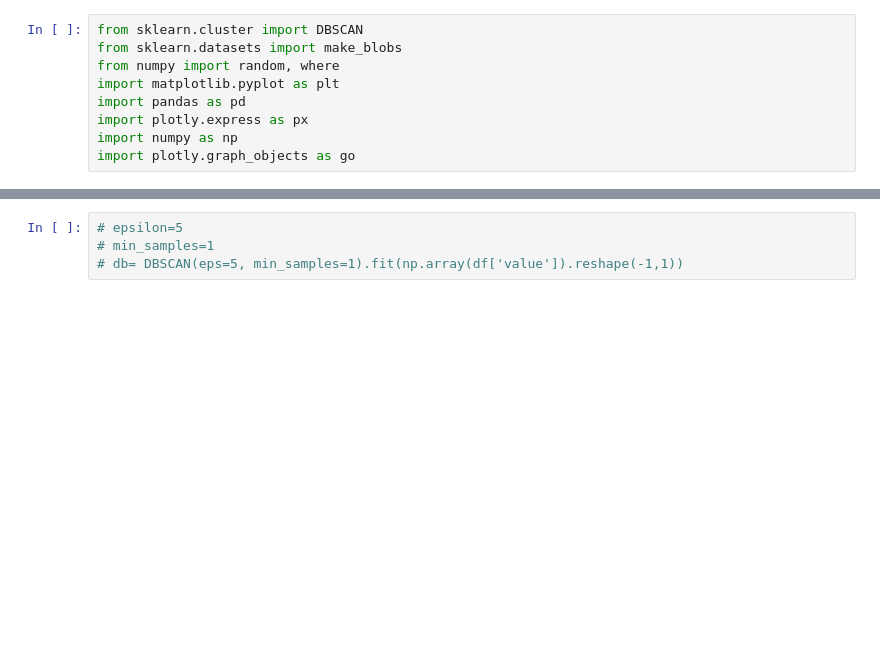
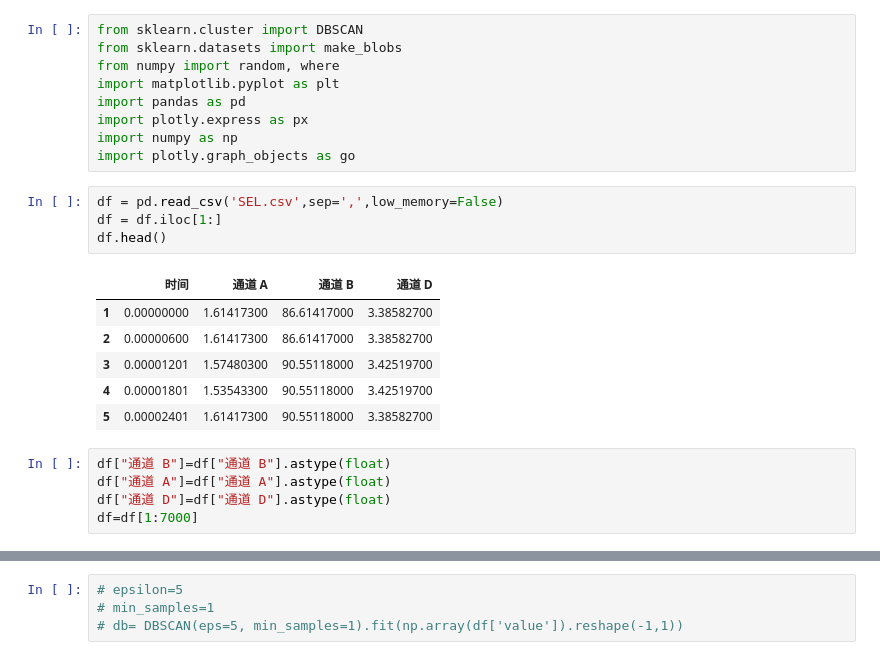
Before and after one commit to adi-bal/ml-repo, a Jupyter notebook: Manya_DIP.ipynb, the cells around one changed output, grey strips where cells are left out. Drawn from its saved outputs; the diff is of its cells as text; blank space fills up the shorter version.

```diff
--- a/Manya_DIP.ipynb
+++ b/Manya_DIP.ipynb
@@ -7,3 +7,19 @@ import pandas as pd
 import plotly.express as px
 import numpy as np
 import plotly.graph_objects as go
+# %%
+df = pd.read_csv('SEL.csv',sep=',',low_memory=False)
+df = df.iloc[1:]
+df.head()
+# %% [output]
+|  | 时间 | 通道 A | 通道 B | 通道 D |
+| 1 | 0.00000000 | 1.61417300 | 86.61417000 | 3.38582700 |
+| 2 | 0.00000600 | 1.61417300 | 86.61417000 | 3.38582700 |
+| 3 | 0.00001201 | 1.57480300 | 90.55118000 | 3.42519700 |
+| 4 | 0.00001801 | 1.53543300 | 90.55118000 | 3.42519700 |
+| 5 | 0.00002401 | 1.61417300 | 90.55118000 | 3.38582700 |
+# %%
+df["通道 B"]=df["通道 B"].astype(float)
+df["通道 A"]=df["通道 A"].astype(float)
+df["通道 D"]=df["通道 D"].astype(float)
+df=df[1:7000]
```
Also changed, not shown: parts of 8 cells of this notebook.
